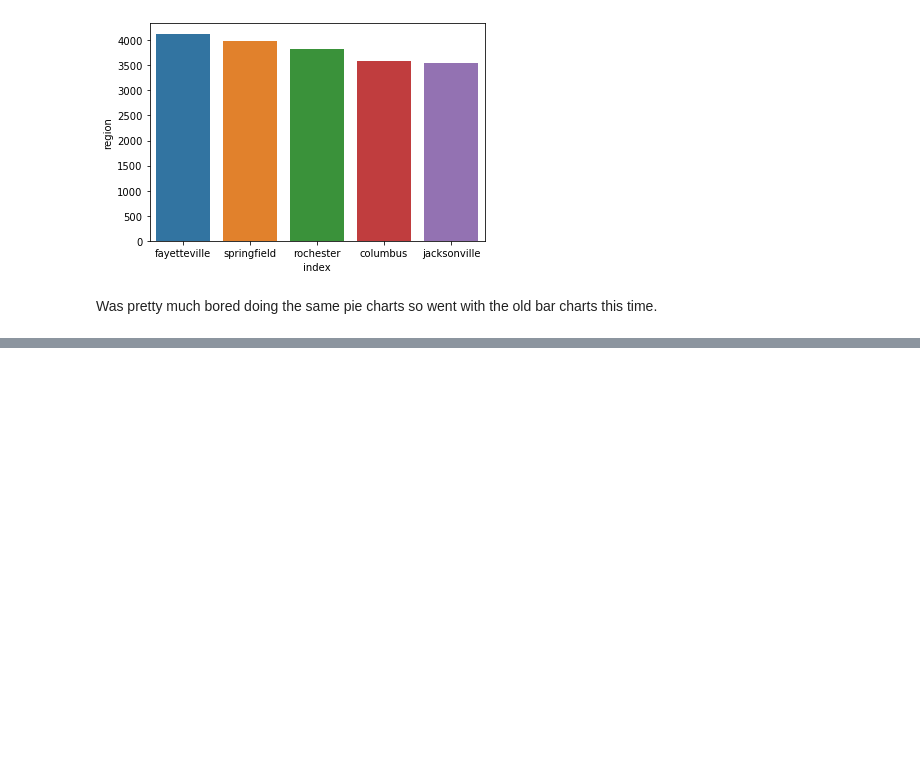
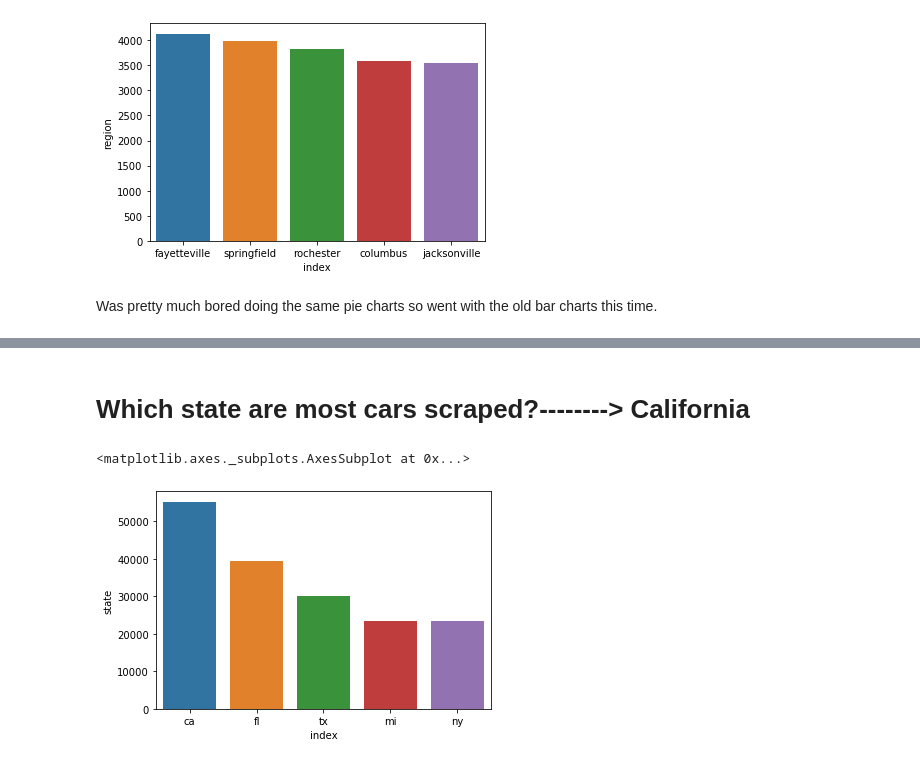
Before and after one commit to pratik-276/Infinite_Stories_with_Data, a Jupyter notebook: Used Cars Dataset/Want to know if you can sell your used car_.ipynb, the cells around one changed output, grey strips where cells are left out. Cells and saved outputs as stored; diff of their text form; code cells hidden in the pictures; blank space fills up the shorter version.

```diff
--- a/Used Cars Dataset/Want to know if you can sell your used car_.ipynb
+++ b/Used Cars Dataset/Want to know if you can sell your used car_.ipynb
@@ -244,0 +272,8 @@ Will again continue in the next version.
+# %% [markdown]
+# Which state are most cars scraped?--------> California
+# %%
+top_states = data['state'].value_counts().head().reset_index()
+sns.barplot(top_states['index'], top_states['state'])
+# %% [output]
+<matplotlib.axes._subplots.AxesSubplot at 0x...>
+[figure, added]
```
Also changed, not shown: parts of 14 cells of this notebook.
